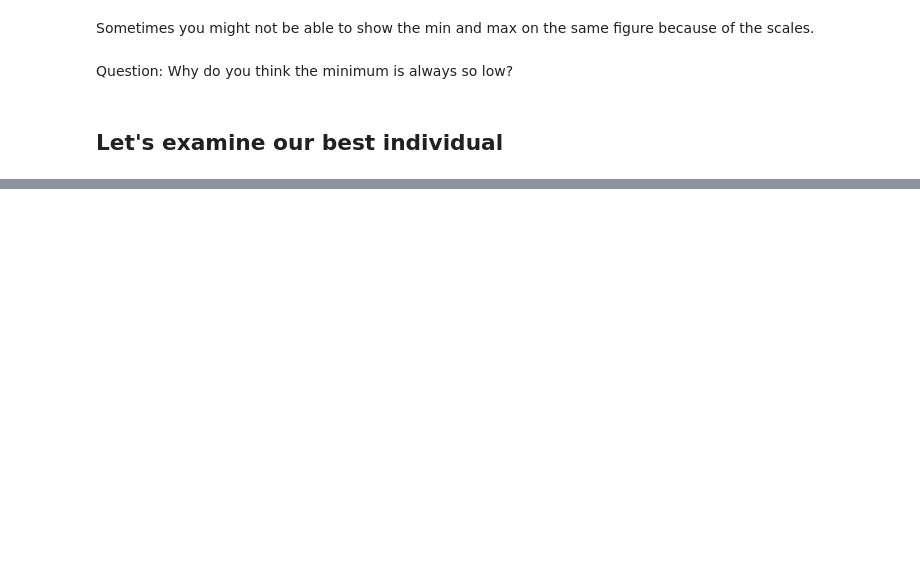
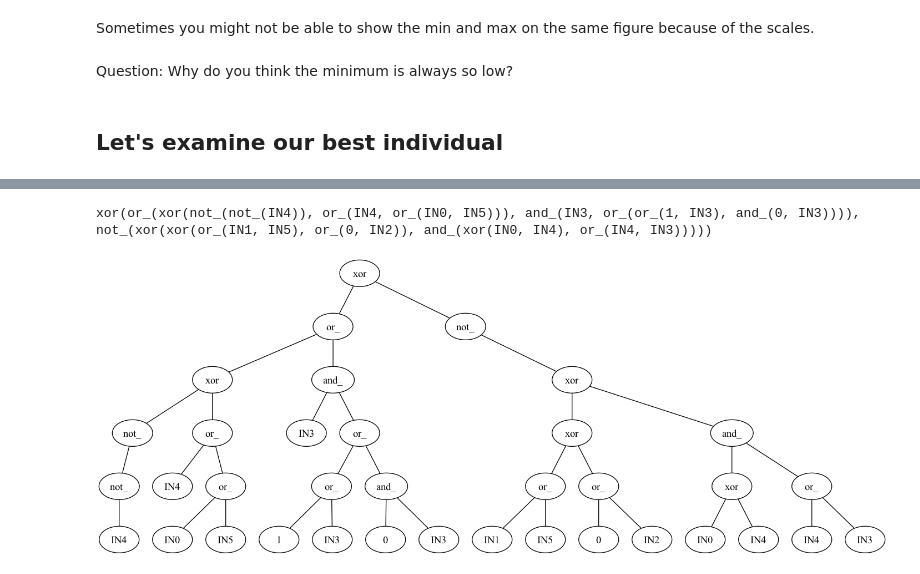
Before and after one commit to elijah-jones-2003/EVAC, a Jupyter notebook: Walkthorughs/EVAC_WT4_Genetic_Programming.ipynb, the cells around one changed output, grey strips where cells are left out. Cells and saved outputs as stored; diff of their text form; code cells hidden in the pictures; blank space fills up the shorter version.

```diff
--- a/Walkthorughs/EVAC_WT4_Genetic_Programming.ipynb
+++ b/Walkthorughs/EVAC_WT4_Genetic_Programming.ipynb
@@ -238,0 +239,23 @@ toolbox.evaluate(indv)
+# %%
+goat = hof[0]
+print(goat)
+# %% [output]
+xor(or_(xor(not_(not_(IN4)), or_(IN4, or_(IN0, IN5))), and_(IN3, or_(or_(1, IN3), and_(0, IN3)))), not_(xor(xor(or_(IN1, IN5), or_(0, IN2)), and_(xor(IN0, IN4), or_(IN4, IN3)))))
+# %%
+hnodes, hedges, hlabels = gp.graph(goat)
+
+tree = pgv.AGraph()
+tree.add_nodes_from(hnodes)
+tree.add_edges_from(hedges)
+tree.layout(prog="dot")
+
+for i in hnodes:
+    n = tree.get_node(i)
+    n.attr["label"] = hlabels[i]
+
+from IPython.display import Image
+
+treePlot = tree.draw(format='png', prog='dot')
+Image(treePlot)
+# %% [output]
+[figure, added]
```
Also changed, not shown: parts of 5 cells of this notebook.
